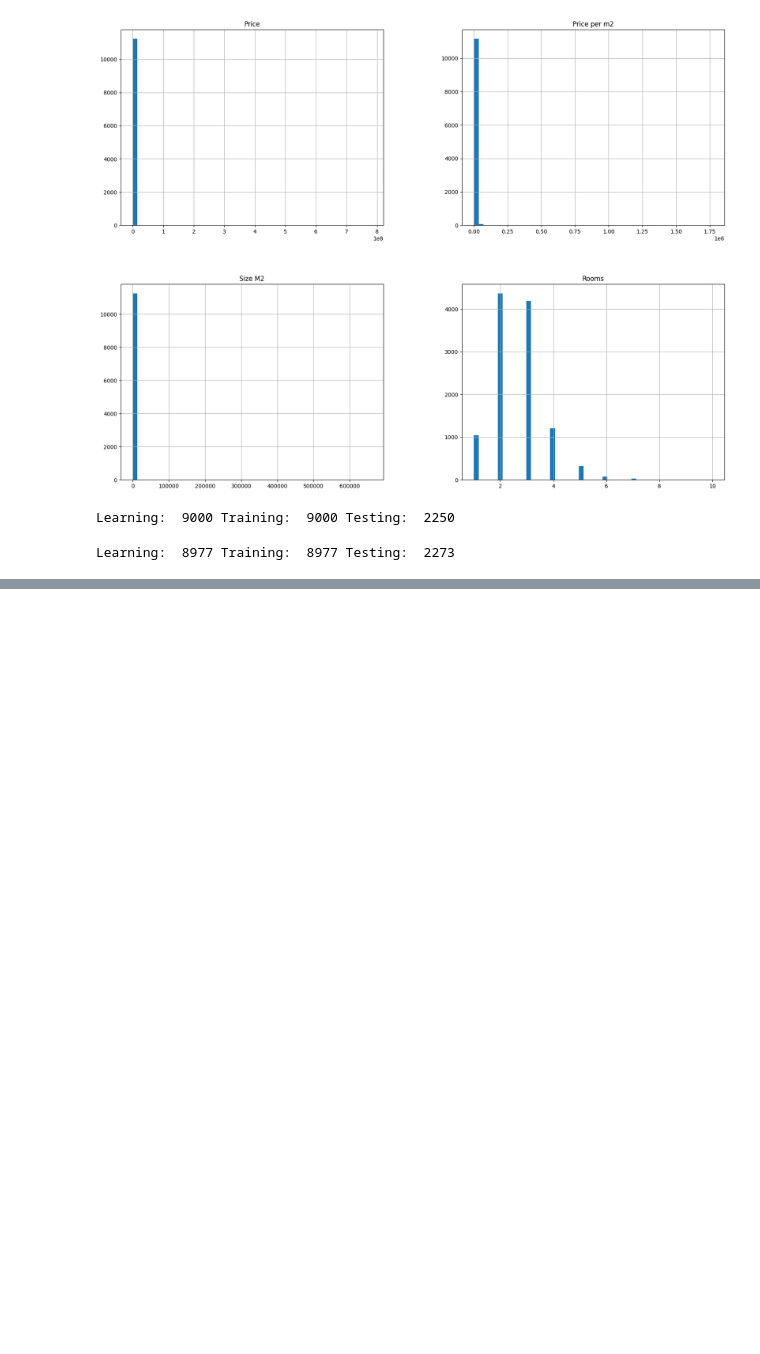
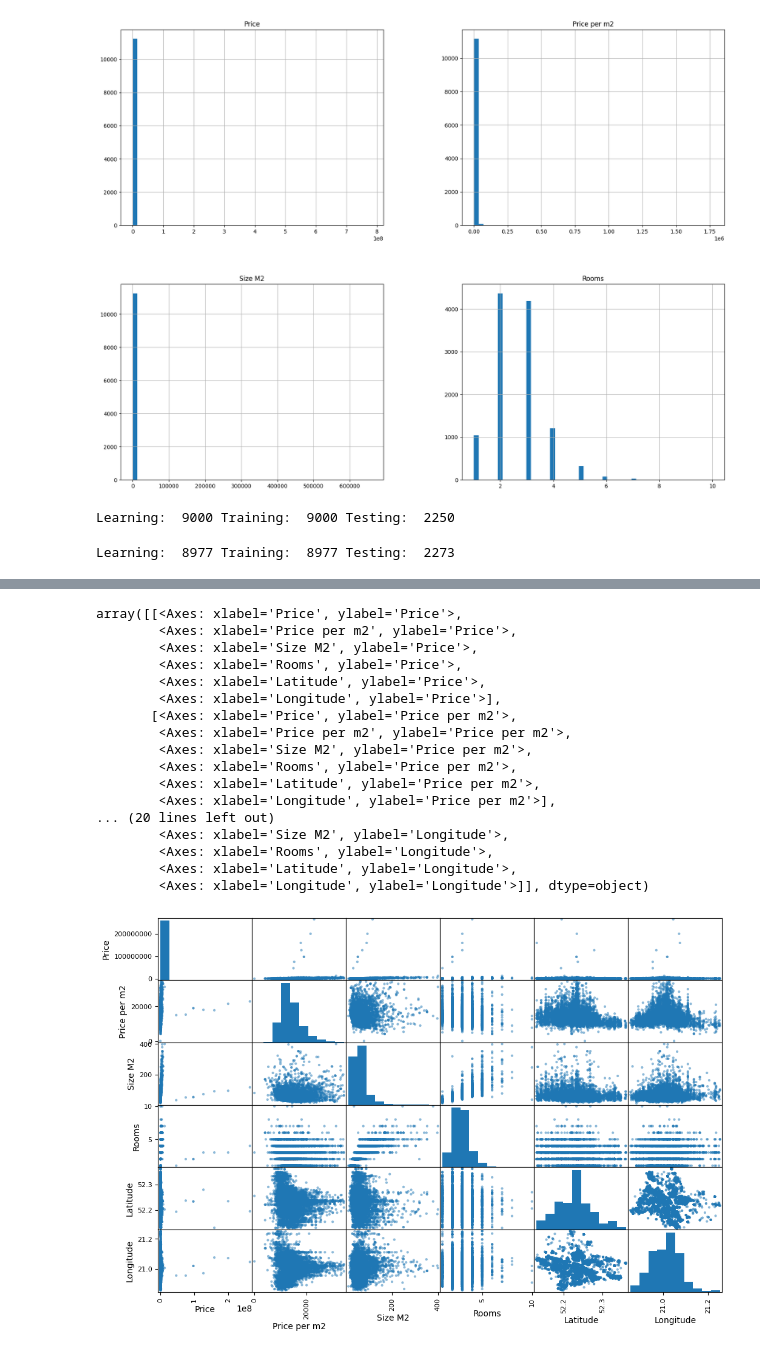
Before and after one commit to JakubGralinski/PropertyScrapper, a Jupyter notebook: properties.ipynb, the cells around one changed output, grey strips where cells are left out. Cells and saved outputs as stored; diff of their text form; code cells hidden in the pictures; blank space fills up the shorter version.

```diff
--- a/properties.ipynb
+++ b/properties.ipynb
@@ -138,0 +329,10 @@ Learning:  8977 Training:  8977 Testing:  2273
+# %%
+housing_warsaw_sorted["Price per m2"] = pd.to_numeric(
+    housing_warsaw_sorted["Price per m2"], errors="coerce"
+)
+
+numeric_df = housing_warsaw_sorted.select_dtypes(include="number")
+
+corr_matrix = numeric_df.corr()
+
+print(corr_matrix["Price per m2"].sort_values(ascending=False))
@@ -138,0 +347,24 @@ Learning:  8977 Training:  8977 Testing:  2273
+# %%
+from pandas.plotting import scatter_matrix
+
+attributes = ["Location", "Price","Price per m2","Size M2","Rooms","Latitude","Longitude"]
+scatter_matrix(housing_warsaw_sorted[attributes], figsize=(12, 8))
+# %% [output]
+array([[<Axes: xlabel='Price', ylabel='Price'>,
+        <Axes: xlabel='Price per m2', ylabel='Price'>,
+        <Axes: xlabel='Size M2', ylabel='Price'>,
+        <Axes: xlabel='Rooms', ylabel='Price'>,
+        <Axes: xlabel='Latitude', ylabel='Price'>,
+        <Axes: xlabel='Longitude', ylabel='Price'>],
+       [<Axes: xlabel='Price', ylabel='Price per m2'>,
+        <Axes: xlabel='Price per m2', ylabel='Price per m2'>,
+        <Axes: xlabel='Size M2', ylabel='Price per m2'>,
+        <Axes: xlabel='Rooms', ylabel='Price per m2'>,
+        <Axes: xlabel='Latitude', ylabel='Price per m2'>,
+        <Axes: xlabel='Longitude', ylabel='Price per m2'>],
+... (20 lines left out)
+        <Axes: xlabel='Size M2', ylabel='Longitude'>,
+        <Axes: xlabel='Rooms', ylabel='Longitude'>,
+        <Axes: xlabel='Latitude', ylabel='Longitude'>,
+        <Axes: xlabel='Longitude', ylabel='Longitude'>]], dtype=object)
+[figure, added]
```
Also changed, not shown: parts of 9 cells of this notebook.
